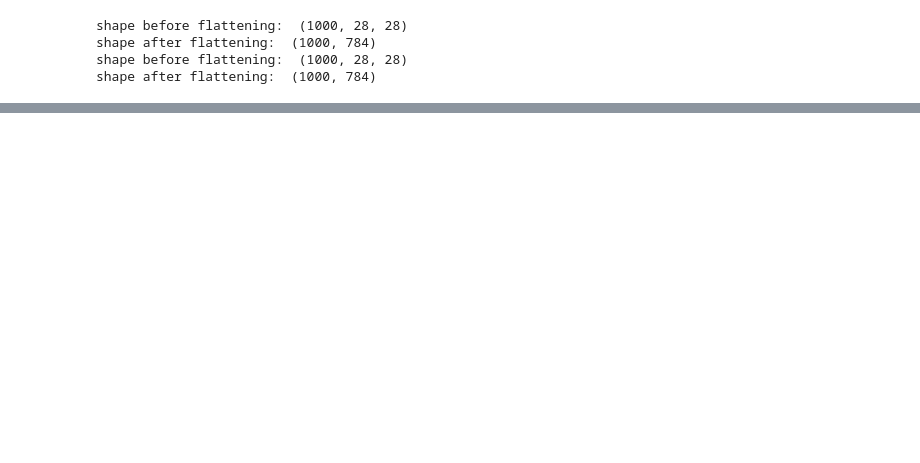
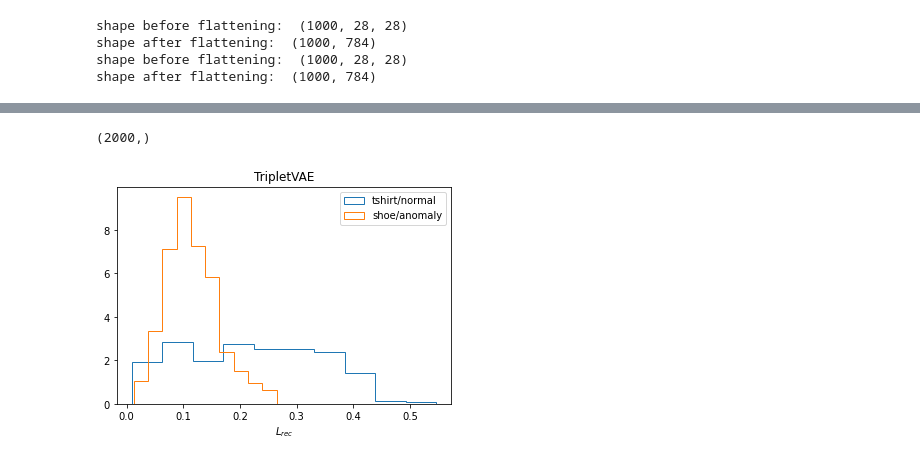
Before and after one commit to Debottam/MachinLearningEx, a Jupyter notebook: tripletVAE_mnist.ipynb, the cells around one changed output, grey strips where cells are left out. Drawn from its saved outputs; the diff is of its cells as text; code cells hidden in the pictures; blank space fills up the shorter version.

```diff
--- a/tripletVAE_mnist.ipynb
+++ b/tripletVAE_mnist.ipynb
@@ -129,7 +107,8 @@ class PCAPlotter(tf.keras.callbacks.Callback):
 # %%
-# concatenating training tshirt and trouser
-training_X = np.concatenate((train_image_tshirt_flatten,train_image_trouser_flatten), axis = 0)
+# concatenating training tshirt , shirt, boot
+training_X = np.concatenate((train_image_tshirt_flatten,train_image_shirt_flatten, train_image_boot_flatten), axis = 0)
 # concatenating test tshirt and shoe
-testing_X = np.concatenate((test_image_tshirt_flatten,test_image_shoe_flatten), axis = 0)
-training_X.shape
+testing_X = np.concatenate((test_image_tshirt_flatten,test_image_sneaker_flatten), axis = 0)
+print("Shape of training dataset: ",training_X.shape)
+print("Shape of testing dataset: ",testing_X.shape)
 # %% [output]
@@ -443,0 +296,32 @@ def initialize_base_network():
+# %%
+# Prediction
+encoded,_,_ = encoder(testing_X_shuffled)
+decoded = decoder(encoded)
+decoded_output = decoded.numpy()
+# %%
+# Reconstruction loss
+MSE_loss = np.mean(np.power(testing_X_shuffled - decoded_output, 2), axis=1)
+# %%
+MSE_loss.shape
+# %% [output]
+(2000,)
+# %%
+l_rec_0=[]
+l_rec_1=[]
+
+for i in range(1000):
+    if test_y_shuffled[i]==0:
+        l_rec_0.append(MSE_loss[i])
+    else:
+        l_rec_1.append(MSE_loss[i])
+
+l_rec_0=np.array(l_rec_0)
+l_rec_1=np.array(l_rec_1)
+plt.hist(l_rec_0, histtype="step", label='tshirt/normal', density='true')
+plt.hist(l_rec_1, histtype='step', label='shoe/anomaly', density='true')
+plt.legend(loc='best')
+plt.title('TripletVAE')
+plt.xlabel('$L_{rec}$')
+plt.show()
+# %% [output]
+[figure, added]
```
Also changed, not shown: parts of 40 cells of this notebook.
